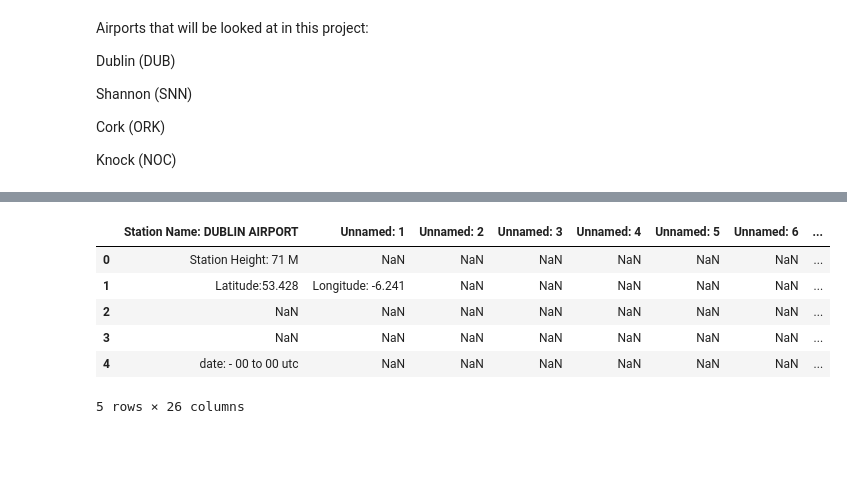
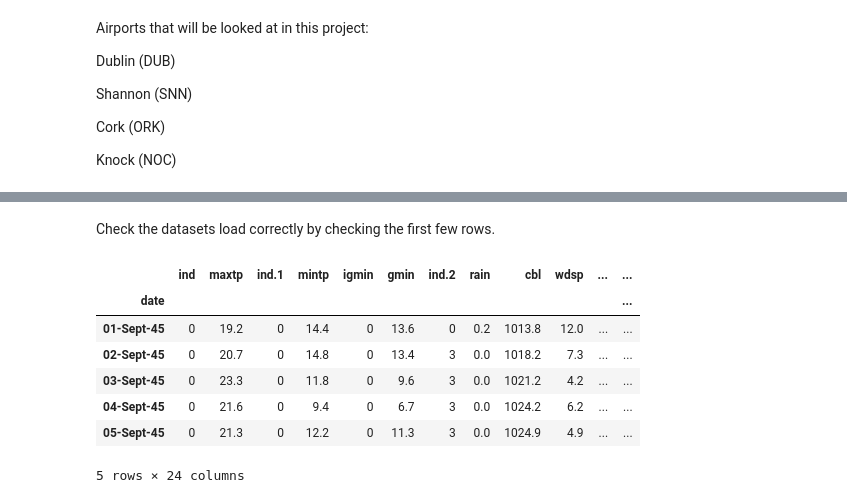
Before and after one commit to LDonn32/PDFA, a Jupyter notebook: Project/Wind-Speed-Analysis.ipynb, the cells around one changed output, grey strips where cells are left out. Cells and saved outputs as stored; diff of their text form; code cells hidden in the pictures; blank space fills up the shorter version.

Commit message:
data aquired and cleaned, next fix histogram plots

```diff
--- a/Project/Wind-Speed-Analysis.ipynb
+++ b/Project/Wind-Speed-Analysis.ipynb
@@ -24,3 +28,4 @@ import seaborn as sns
 # %%
+# Load the Shannon airport dataset.
 
-dublin = pd.read_csv("data/dly532.csv")
+shannon = pd.read_csv("data/dly518.csv", parse_dates=["date"], index_col='date', skiprows=24,low_memory=False, date_format='%d-%b-%Y %H:%M')
@@ -27,10 +44,13 @@ dublin = pd.read_csv("data/dly532.csv")
+# %% [markdown]
+Check the datasets load correctly by checking the first few rows.
 # %%
-dublin.head()
+shannon.head()
 # %% [output]
-|  | Station Name: DUBLIN AIRPORT | Unnamed: 1 | Unnamed: 2 | Unnamed: 3 | Unnamed: 4 | Unnamed: 5 | Unnamed: 6 | ... |
-| 0 | Station Height: 71 M | NaN | NaN | NaN | NaN | NaN | NaN | ... |
-| 1 | Latitude:53.428 | Longitude: -6.241 | NaN | NaN | NaN | NaN | NaN | ... |
-| 2 | NaN | NaN | NaN | NaN | NaN | NaN | NaN | ... |
-| 3 | NaN | NaN | NaN | NaN | NaN | NaN | NaN | ... |
-| 4 | date: - 00 to 00 utc | NaN | NaN | NaN | NaN | NaN | NaN | ... |
+|  | ind | maxtp | ind.1 | mintp | igmin | gmin | ind.2 | rain | cbl | wdsp | ... | ... |
+| date |  |  |  |  |  |  |  |  |  |  |  | ... |
+| 01-Sept-45 | 0 | 19.2 | 0 | 14.4 | 0 | 13.6 | 0 | 0.2 | 1013.8 | 12.0 | ... | ... |
+| 02-Sept-45 | 0 | 20.7 | 0 | 14.8 | 0 | 13.4 | 3 | 0.0 | 1018.2 | 7.3 | ... | ... |
+| 03-Sept-45 | 0 | 23.3 | 0 | 11.8 | 0 | 9.6 | 3 | 0.0 | 1021.2 | 4.2 | ... | ... |
+| 04-Sept-45 | 0 | 21.6 | 0 | 9.4 | 0 | 6.7 | 3 | 0.0 | 1024.2 | 6.2 | ... | ... |
+| 05-Sept-45 | 0 | 21.3 | 0 | 12.2 | 0 | 11.3 | 3 | 0.0 | 1024.9 | 4.9 | ... | ... |
-5 rows × 26 columns
+5 rows × 24 columns
```
Also changed, not shown: parts of 31 cells of this notebook.
